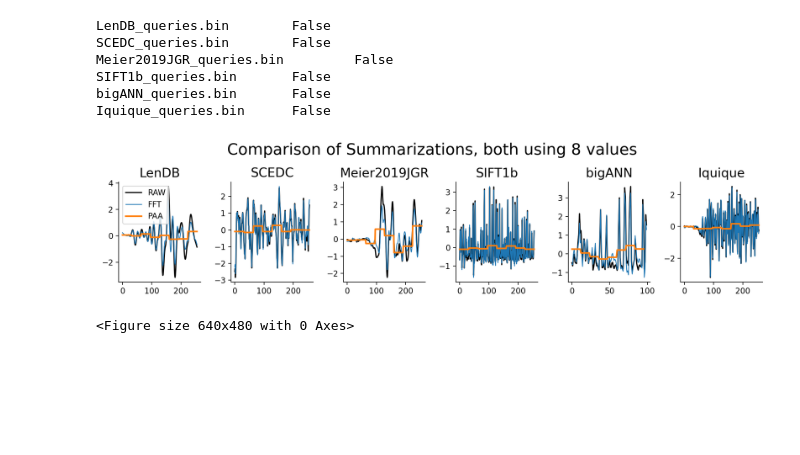
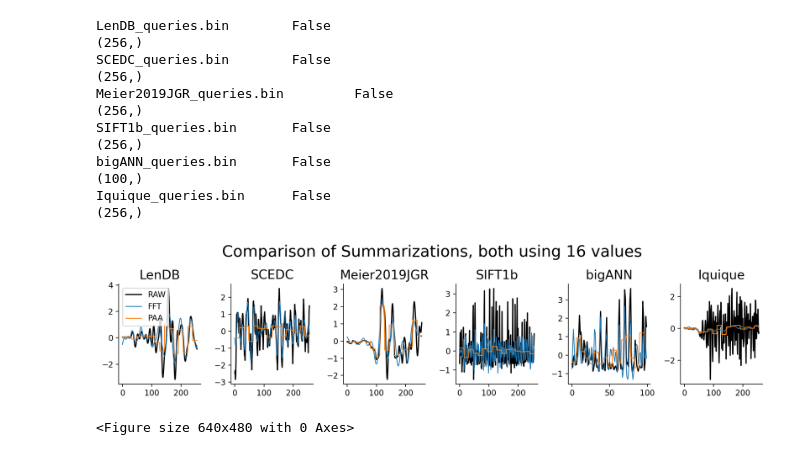
Before and after one commit to patrickzib/SOFA, a Jupyter notebook: notebooks/visualize.ipynb, the cells around one changed output. Cells and saved outputs as stored; diff of their text form; code cells hidden in the pictures; blank space fills up the shorter version.

```diff
--- a/notebooks/visualize.ipynb
+++ b/notebooks/visualize.ipynb
@@ -85,7 +86,7 @@ warnings.filterwarnings("ignore", category=np.ComplexWarning)
 
 fig, axes = plt.subplots(int( np.ceil(len(files_queries) / 6)), 6, figsize=(12, 3))
 
-segments = 8
+segments = 16
 paa = PAA(n_segments=segments)
 id = 1
 
@@ -97,46 +98,58 @@ for i, key in enumerate(files_queries):
     ## data = np.fromfile(file, dtype=np.float32)
     print(key, "  \t", np.isnan(data).any())
 
-    data = (data[:len(data)-len(data)%length].reshape(-1, length).T)
+    data = (data[:len(data)-len(data)%length].reshape(-1, length)).T
     data = sp.stats.zscore(data, axis = 1)
 
     paa_data = paa.fit_transform(data.T).squeeze(1)# [:,id]
-    # print(paa_data.shape)
     paa_data = paa_data[id,:]
     paa_data = np.repeat(paa_data, len(data)/len(paa_data))
-    # print(paa_data)
 
-    fft = np.fft.fft(data[:,id])
-    fft[1:segments+1] = 0
-    fft_data = np.fft.ifft(fft)
+    dft_variance = np.var(fp.rfft(data.T), axis=0)# [:64]
+    support = np.argsort(-dft_variance)[: segments + 1]
+    support = np.sort(support)
+    # support = np.arange(segments)
+
+    dft = fp.rfft(data[:, id])
+    fft = np.zeros(dft.shape[0])
+    fft[support] = dft[support]
+    fft[0] = dft[0]
+    fft_data = fp.irfft(fft, data.shape[0])
+    print(fft_data.shape)
 
     ax = axes.flatten()[i]
-    sns.lineplot(data=data[:,id], ax = ax, label="RAW", color="black")
+    sns.lineplot(data=data[:,id], ax = ax, ls="-", label="RAW", color="black")
     sns.lineplot(data=fft_data, ax = ax, lw=1, label="FFT")
-    sns.lineplot(data=paa_data, ax = ax, lw=2, label="PAA")
+    sns.lineplot(data=paa_data, ax = ax, lw=1, label="PAA")
     sns.despine()
     ax.set_title(key.replace("_queries", "").replace(".bin", "").replace("_", "-"), size=16)
 
     if i >= 1:
         ax.legend([],[], frameon=False)
         # plt.legend(False)
 
     # print(np.std(data), np.mean(data
 
 # fig.subplots_adjust(top=0.9)
 fig.suptitle("Comparison of Summarizations, both using " + str(segments) + " values", y=0.95, size=20)
 plt.tight_layout()
 
 plt.savefig("images/data_fft_paa.pdf", bbox_inches='tight')
 plt.show()
 # %% [output]
 LenDB_queries.bin        False
+(256,)
 SCEDC_queries.bin        False
+(256,)
 Meier2019JGR_queries.bin         False
+(256,)
 SIFT1b_queries.bin       False
+(256,)
 bigANN_queries.bin       False
+(100,)
 Iquique_queries.bin      False
+(256,)
-[figure, old version]
+[figure, new version]
 # %%
 
 
```
Also changed, not shown: parts of 1 cell of this notebook.
